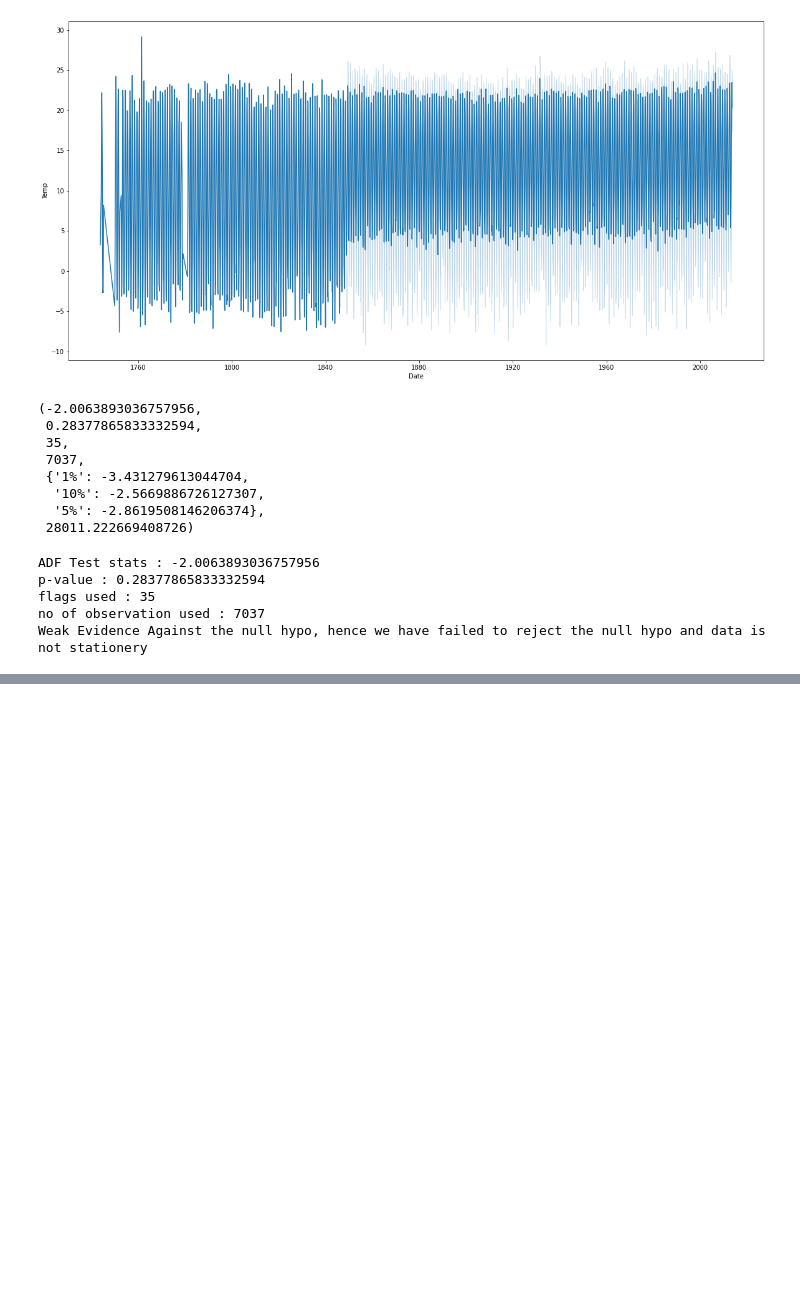
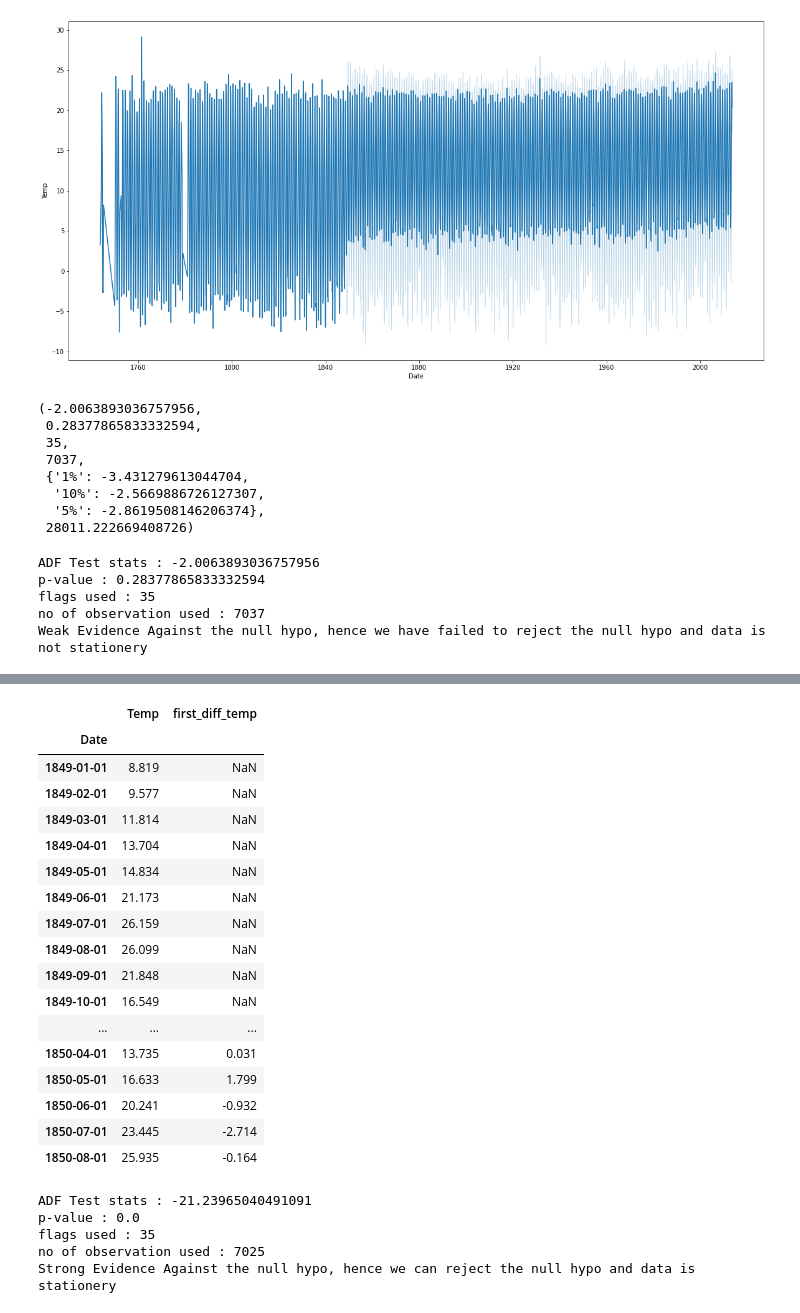
Before and after one commit to crzysab/Data-Science-Real-Projects-in-Python, a Jupyter notebook: Predict_Temperature_of_Different_Cities.ipynb, the cells around one changed output, grey strips where cells are left out. Drawn from its saved outputs; the diff is of its cells as text; code cells hidden in the pictures; blank space fills up the shorter version.

```diff
--- a/Predict_Temperature_of_Different_Cities.ipynb
+++ b/Predict_Temperature_of_Different_Cities.ipynb
@@ -370,0 +388,29 @@ Weak Evidence Against the null hypo, hence we have failed to reject the null hyp
+# %%
+df.head(20)
+# %% [output]
+|  | Temp | first_diff_temp |
+| Date |  |  |
+| 1849-01-01 | 8.819 | NaN |
+| 1849-02-01 | 9.577 | NaN |
+| 1849-03-01 | 11.814 | NaN |
+| 1849-04-01 | 13.704 | NaN |
+| 1849-05-01 | 14.834 | NaN |
+| 1849-06-01 | 21.173 | NaN |
+| 1849-07-01 | 26.159 | NaN |
+| 1849-08-01 | 26.099 | NaN |
+| 1849-09-01 | 21.848 | NaN |
+| 1849-10-01 | 16.549 | NaN |
+| ... | ... | ... |
+| 1850-04-01 | 13.735 | 0.031 |
+| 1850-05-01 | 16.633 | 1.799 |
+| 1850-06-01 | 20.241 | -0.932 |
+| 1850-07-01 | 23.445 | -2.714 |
+| 1850-08-01 | 25.935 | -0.164 |
+# %%
+adfuller_test(df['first_diff_temp'].dropna())
+# %% [output]
+ADF Test stats : -21.23965040491091
+p-value : 0.0
+flags used : 35
+no of observation used : 7025
+Strong Evidence Against the null hypo, hence we can reject the null hypo and data is stationery
```
Also changed, not shown: parts of 5 cells of this notebook.
